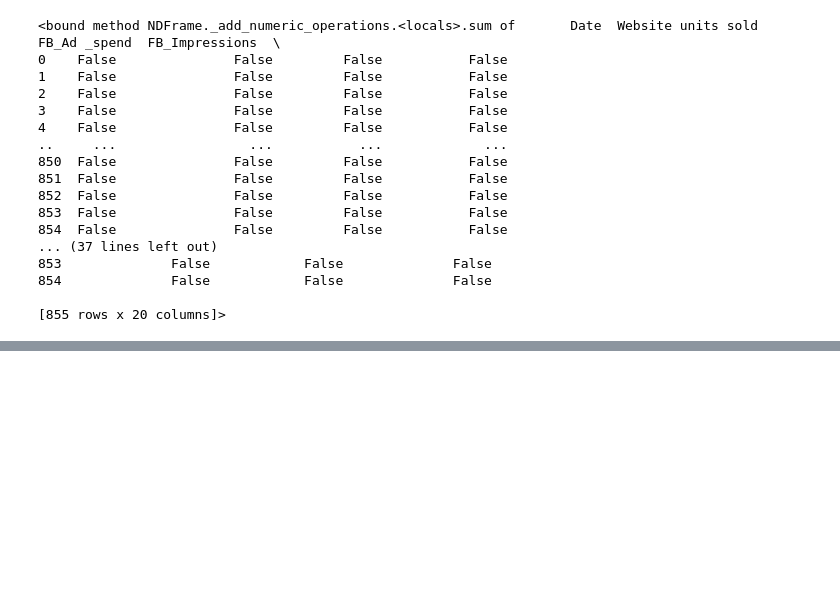
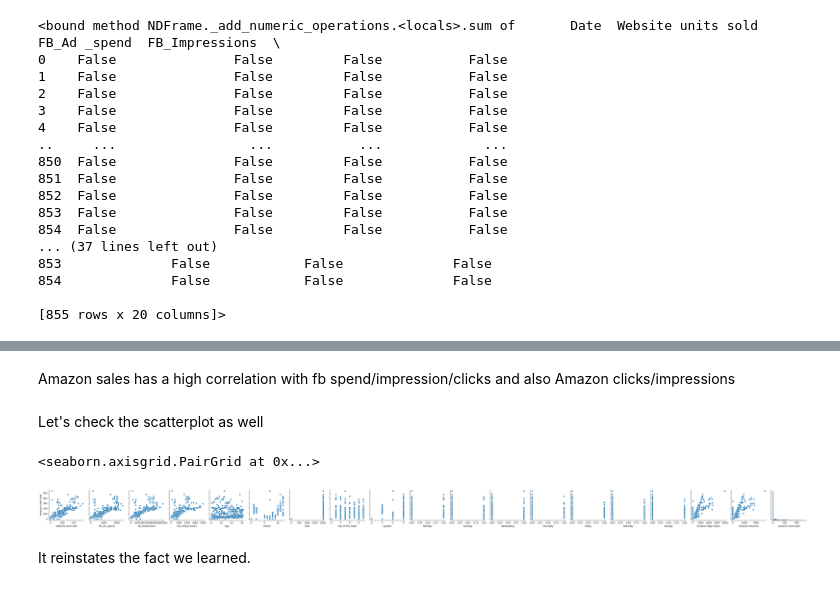
Before and after one commit to pranaygoyal-02/mlr_upwork, a Jupyter notebook: Regress_1.ipynb, the cells around one changed output, grey strips where cells are left out. Drawn from its saved outputs; the diff is of its cells as text; code cells hidden in the pictures; blank space fills up the shorter version.

```diff
--- a/Regress_1.ipynb
+++ b/Regress_1.ipynb
@@ -81,0 +162,11 @@ The data looks clean.
+# %% [markdown]
+Amazon sales  has a high correlation with fb spend/impression/clicks and also Amazon clicks/impressions
+# %% [markdown]
+Let's check the scatterplot as well
+# %%
+sns.pairplot(df,kind = "scatter",y_vars='Amazon Units Sold')
+# %% [output]
+<seaborn.axisgrid.PairGrid at 0x...>
+[figure, added]
+# %% [markdown]
+It reinstates the fact we learned.
```
Also changed, not shown: parts of 9 cells of this notebook.
